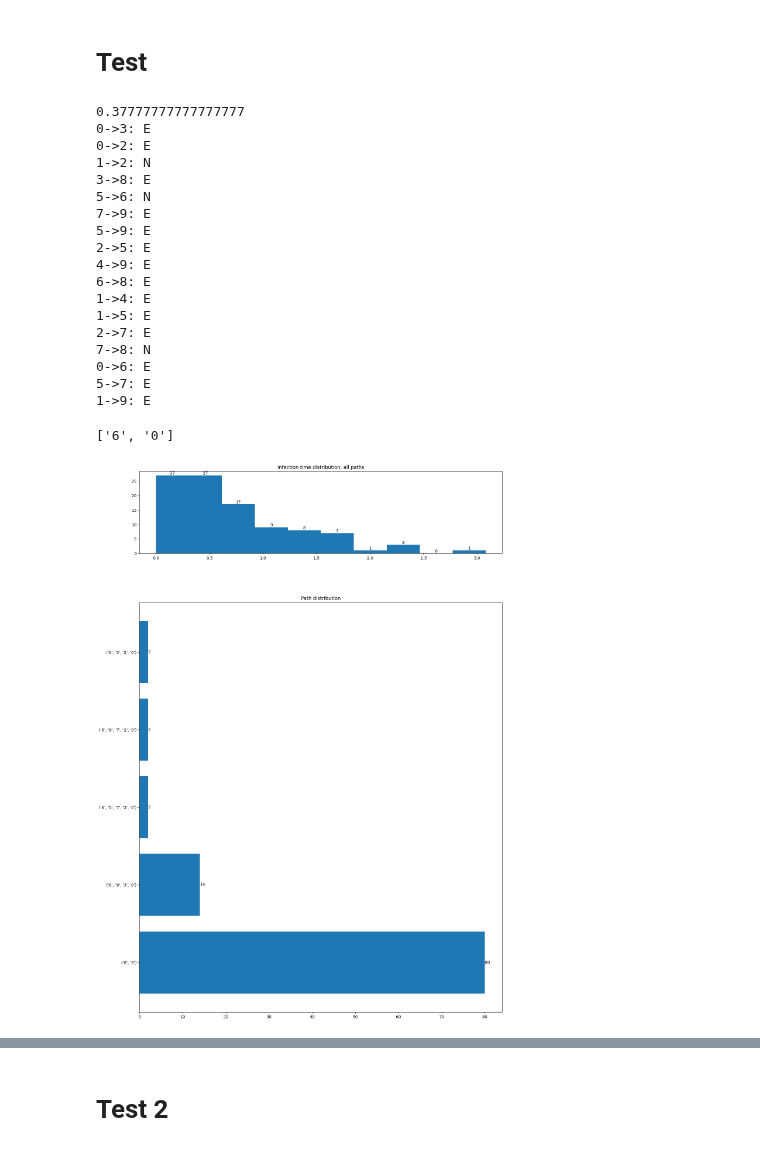
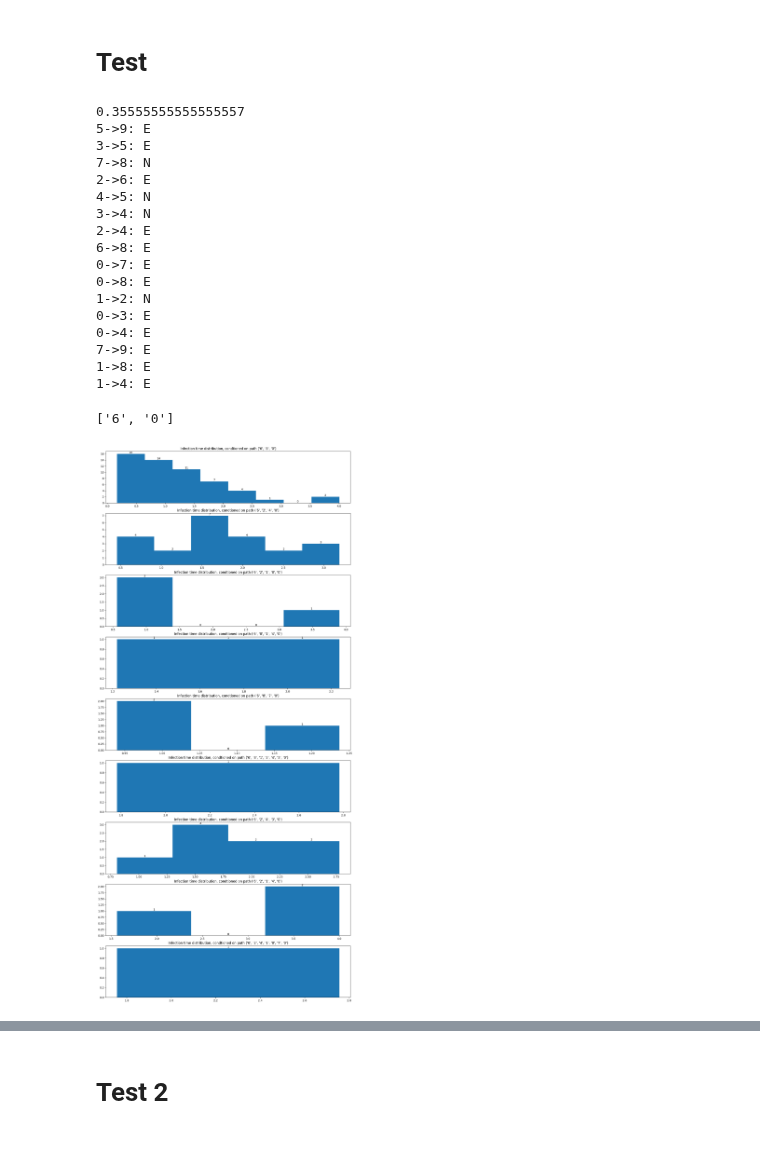
Before and after one commit to DTAlemayehu01/infection_propagation, a Jupyter notebook: notebooks/figures.ipynb, the cells around one changed output, grey strips where cells are left out. Saved outputs shown, nothing was run; the diff lists cells and outputs as text; code cells hidden in the pictures.

```diff
--- a/notebooks/figures.ipynb
+++ b/notebooks/figures.ipynb
@@ -96,28 +96,27 @@ pre_def = {
 }
 # %%
 h = Graph.erdos_renyi(10, 0.34, force_connection=True, edge_dst=pre_def)
-print(h.sparsity())
+print(h.edge_density())
 for v1, v2, rv in h.edge_set:
     print(f"{v1}->{v2}: {rv.dist_type}")
 # %% [output]
-0.37777777777777777
+0.35555555555555557
+5->9: E
+3->5: E
+7->8: N
+2->6: E
+4->5: N
+3->4: N
+2->4: E
+6->8: E
+0->7: E
+0->8: E
+1->2: N
 0->3: E
-0->2: E
-1->2: N
-3->8: E
-5->6: N
+0->4: E
 7->9: E
-5->9: E
-2->5: E
-4->9: E
-6->8: E
+1->8: E
 1->4: E
-1->5: E
-2->7: E
-7->8: N
-0->6: E
-5->7: E
-1->9: E
 # %%
 h.reset_data()
 h.reset_simulation()
@@ -126,7 +125,7 @@ h.construct_path('0','6')
 # %% [output]
 ['6', '0']
 # %%
-h.produce_histograms()
+Figures.time_per_path(h._path_times)
 # %% [output]
-[figure, old version]
+[figure, new version]
 # %%
```
Also changed, not shown: parts of 6 cells of this notebook, 5 other files.
